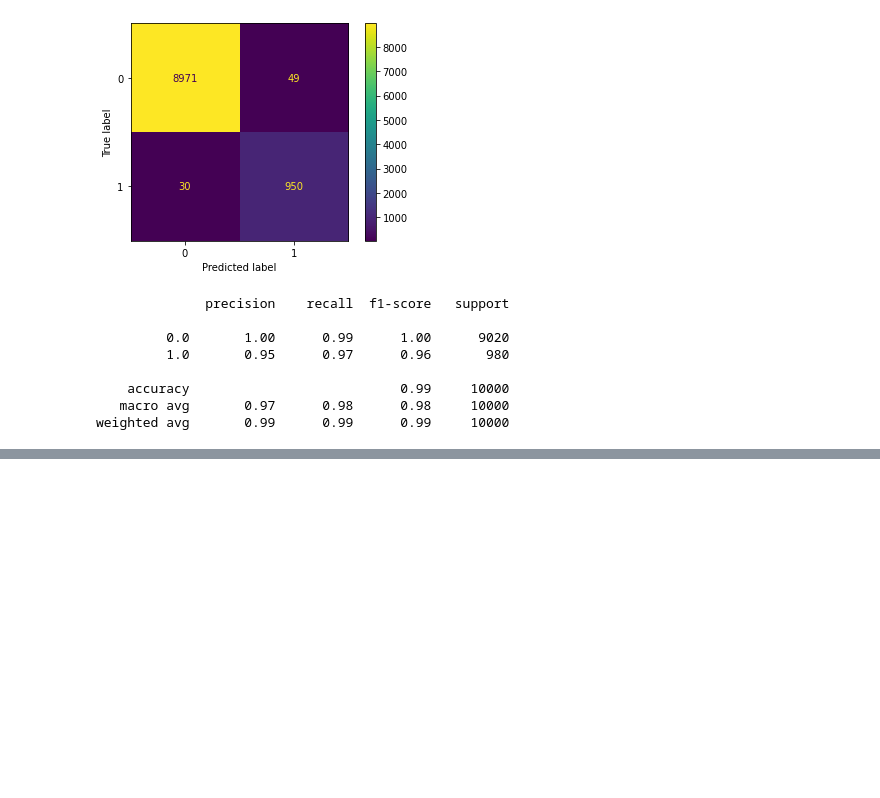
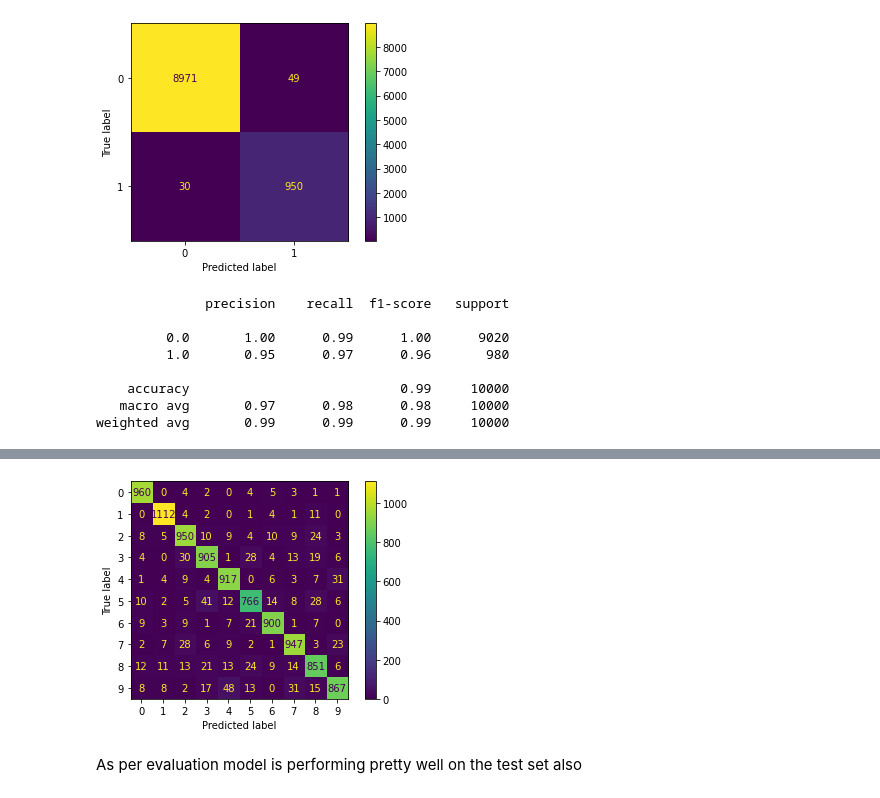
Before and after one commit to sudiptoCO/MNIST_classifier, a Jupyter notebook: MNIST_using_SGDcf.ipynb, the cells around one changed output, grey strips where cells are left out. Saved outputs shown, nothing was run; the diff lists cells and outputs as text; code cells hidden in the pictures; blank space fills up the shorter version.

```diff
--- a/MNIST_using_SGDcf.ipynb
+++ b/MNIST_using_SGDcf.ipynb
@@ -147,0 +203,3 @@ weighted avg       0.99      0.99      0.99     10000
+# %%
+y_pred_multi = pipe_sgd_multi.predict(X_test)
+print(classification_report(y_test,y_pred_multi))
@@ -147,0 +223,7 @@ weighted avg       0.99      0.99      0.99     10000
+# %%
+cm_display = ConfusionMatrixDisplay.from_predictions(y_test,y_pred_multi)
+plt.show()
+# %% [output]
+[figure, added]
+# %% [markdown]
+As per evaluation model is performing pretty well on the test set also
```
Also changed, not shown: parts of 14 cells of this notebook.
